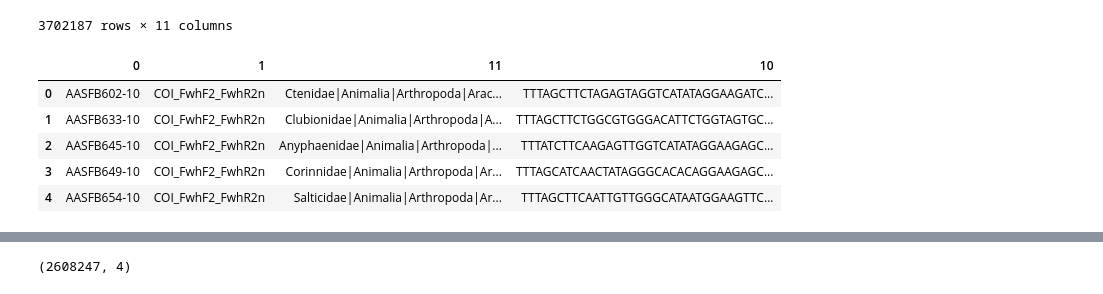
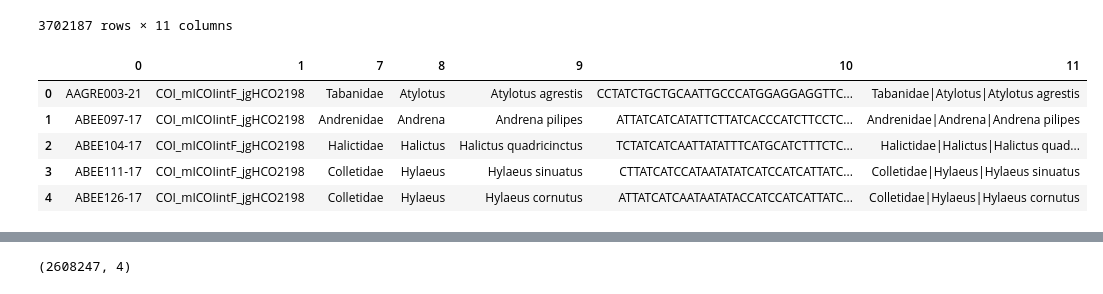
Before and after one commit to CIBIO-BU/mozaiko, a Jupyter notebook: draft.ipynb, the cells around one changed output, grey strips where cells are left out. Cells and saved outputs as stored; diff of their text form; code cells hidden in the pictures.

```diff
--- a/draft.ipynb
+++ b/draft.ipynb
@@ -2532,15 +2638,14 @@ mb_input
 | 3702186 | GMIAA1303-18 | COI_FwhF2_FwhR2n | Ceratopogonidae | Animalia | Arthropoda | Insecta | Diptera | Ceratopogonidae | NaN | NaN | CCTCTCATCTAATATTTCTCATGCCGGTGCATC... |
 3702187 rows × 11 columns
 # %%
-largest_primer_subset = mb_input[mb_input[1] == 'COI_FwhF2_FwhR2n']
-largest_primer_subset = largest_primer_subset.drop_duplicates(subset=[2, 10], keep="first").reset_index(drop=True)
-largest_primer_subset[11] = largest_primer_subset.iloc[:, 2:10].apply(lambda x: '|'.join(x.astype(str)), axis=1)
-largest_primer_subset = largest_primer_subset[[0, 1, 11, 10]]
-largest_primer_subset.head()
+total_input = mb_input.drop_duplicates(subset=[1, 2, 10], keep="first").reset_index(drop=True)
+total_input[11] = total_input.iloc[:, 7:10].apply(lambda x: '|'.join(x.astype(str)), axis=1)
+total_input = total_input[[0, 1, 7, 8, 9, 10, 11]]
+total_input.head()
 # %% [output]
-|  | 0 | 1 | 11 | 10 |
-| 0 | AASFB602-10 | COI_FwhF2_FwhR2n | Ctenidae|Animalia|Arthropoda|Arac... | TTTAGCTTCTAGAGTAGGTCATATAGGAAGATC... |
-| 1 | AASFB633-10 | COI_FwhF2_FwhR2n | Clubionidae|Animalia|Arthropoda|A... | TTTAGCTTCTGGCGTGGGACATTCTGGTAGTGC... |
-| 2 | AASFB645-10 | COI_FwhF2_FwhR2n | Anyphaenidae|Animalia|Arthropoda|... | TTTATCTTCAAGAGTTGGTCATATAGGAAGAGC... |
-| 3 | AASFB649-10 | COI_FwhF2_FwhR2n | Corinnidae|Animalia|Arthropoda|Ar... | TTTAGCATCAACTATAGGGCACACAGGAAGAGC... |
-| 4 | AASFB654-10 | COI_FwhF2_FwhR2n | Salticidae|Animalia|Arthropoda|Ar... | TTTAGCTTCAATTGTTGGGCATAATGGAAGTTC... |
+|  | 0 | 1 | 7 | 8 | 9 | 10 | 11 |
+| 0 | AAGRE003-21 | COI_mICOIintF_jgHCO2198 | Tabanidae | Atylotus | Atylotus agrestis | CCTATCTGCTGCAATTGCCCATGGAGGAGGTTC... | Tabanidae|Atylotus|Atylotus agrestis |
+| 1 | ABEE097-17 | COI_mICOIintF_jgHCO2198 | Andrenidae | Andrena | Andrena pilipes | ATTATCATCATATTCTTATCACCCATCTTCCTC... | Andrenidae|Andrena|Andrena pilipes |
+| 2 | ABEE104-17 | COI_mICOIintF_jgHCO2198 | Halictidae | Halictus | Halictus quadricinctus | TCTATCATCAATTATATTTCATGCATCTTTCTC... | Halictidae|Halictus|Halictus quad... |
+| 3 | ABEE111-17 | COI_mICOIintF_jgHCO2198 | Colletidae | Hylaeus | Hylaeus sinuatus | CTTATCATCCATAATATATCATCCATCATTATC... | Colletidae|Hylaeus|Hylaeus sinuatus |
+| 4 | ABEE126-17 | COI_mICOIintF_jgHCO2198 | Colletidae | Hylaeus | Hylaeus cornutus | ATTATCATCAATAATATACCATCCATCATTATC... | Colletidae|Hylaeus|Hylaeus cornutus |
```
Also changed, not shown: parts of 17 cells of this notebook, 1 other file.
